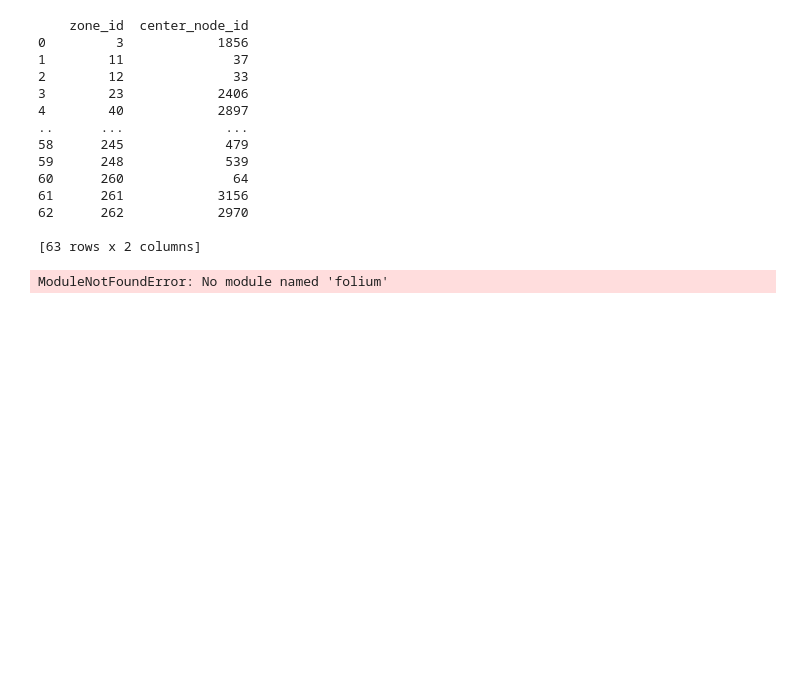
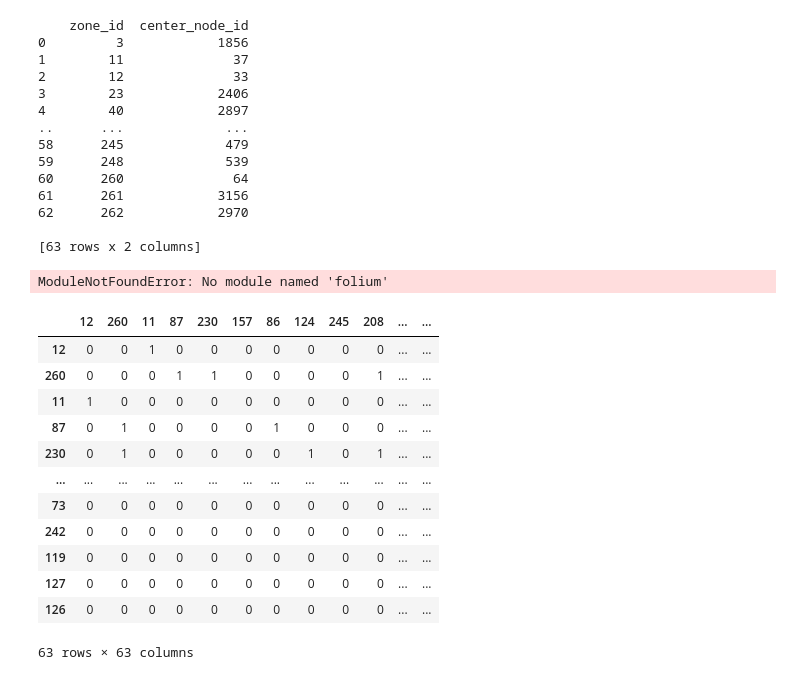
Before and after one commit to ricardo3709/RL_Simulator, a Jupyter notebook: NYC/Yellow_Taxi_Data/aggregation.ipynb, the cells around one changed output. Saved outputs shown, nothing was run; the diff lists cells and outputs as text; code cells hidden in the pictures; blank space fills up the shorter version.

```diff
--- a/NYC/Yellow_Taxi_Data/aggregation.ipynb
+++ b/NYC/Yellow_Taxi_Data/aggregation.ipynb
@@ -306,6 +306,22 @@ for i, geom1 in enumerate(gdf.geometry):
 node_lookup_table = pd.read_csv(osp.join(BASEDIR, 'NYC_Manhattan_Nodes_Lookup_Table.csv'))
 area_ids = node_lookup_table['zone_id'].unique().astype(int)
 sub_matrix = adjacency_df.loc[area_ids, area_ids]
+# %%
+sub_matrix
+# %% [output]
+|  | 12 | 260 | 11 | 87 | 230 | 157 | 86 | 124 | 245 | 208 | ... | ... |
+| 12 | 0 | 0 | 1 | 0 | 0 | 0 | 0 | 0 | 0 | 0 | ... | ... |
+| 260 | 0 | 0 | 0 | 1 | 1 | 0 | 0 | 0 | 0 | 1 | ... | ... |
+| 11 | 1 | 0 | 0 | 0 | 0 | 0 | 0 | 0 | 0 | 0 | ... | ... |
+| 87 | 0 | 1 | 0 | 0 | 0 | 0 | 1 | 0 | 0 | 0 | ... | ... |
+| 230 | 0 | 1 | 0 | 0 | 0 | 0 | 0 | 1 | 0 | 1 | ... | ... |
+| ... | ... | ... | ... | ... | ... | ... | ... | ... | ... | ... | ... | ... |
+| 73 | 0 | 0 | 0 | 0 | 0 | 0 | 0 | 0 | 0 | 0 | ... | ... |
+| 242 | 0 | 0 | 0 | 0 | 0 | 0 | 0 | 0 | 0 | 0 | ... | ... |
+| 119 | 0 | 0 | 0 | 0 | 0 | 0 | 0 | 0 | 0 | 0 | ... | ... |
+| 127 | 0 | 0 | 0 | 0 | 0 | 0 | 0 | 0 | 0 | 0 | ... | ... |
+| 126 | 0 | 0 | 0 | 0 | 0 | 0 | 0 | 0 | 0 | 0 | ... | ... |
+63 rows × 63 columns
 # %%
 # save as pickle
 pickle.dump(sub_matrix, open(osp.join(BASEDIR, 'NYC_Manhattan_AREA_Adjacency_Matrix.pickle'), 'wb'))
```
Also changed, not shown: 2 other files.
